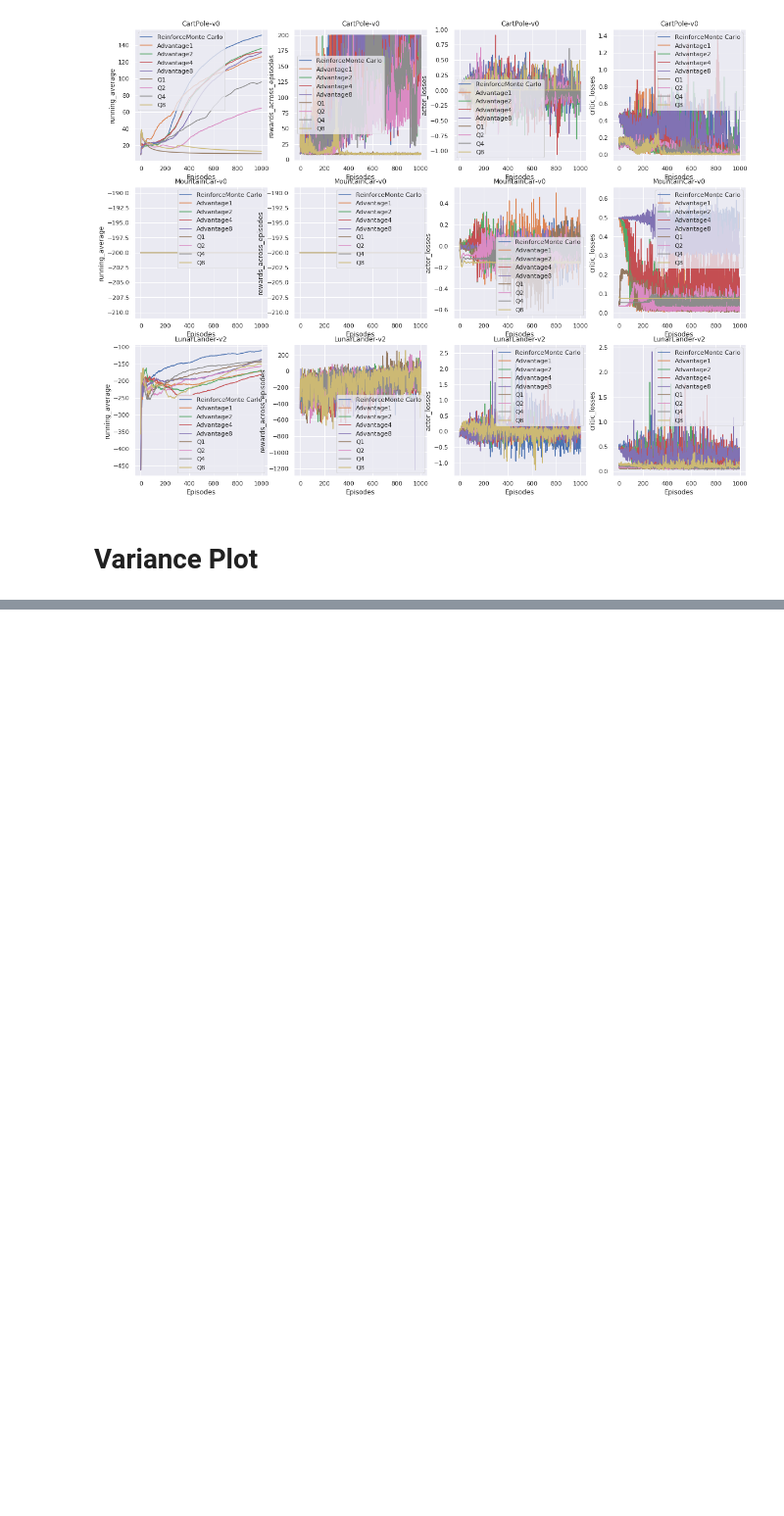
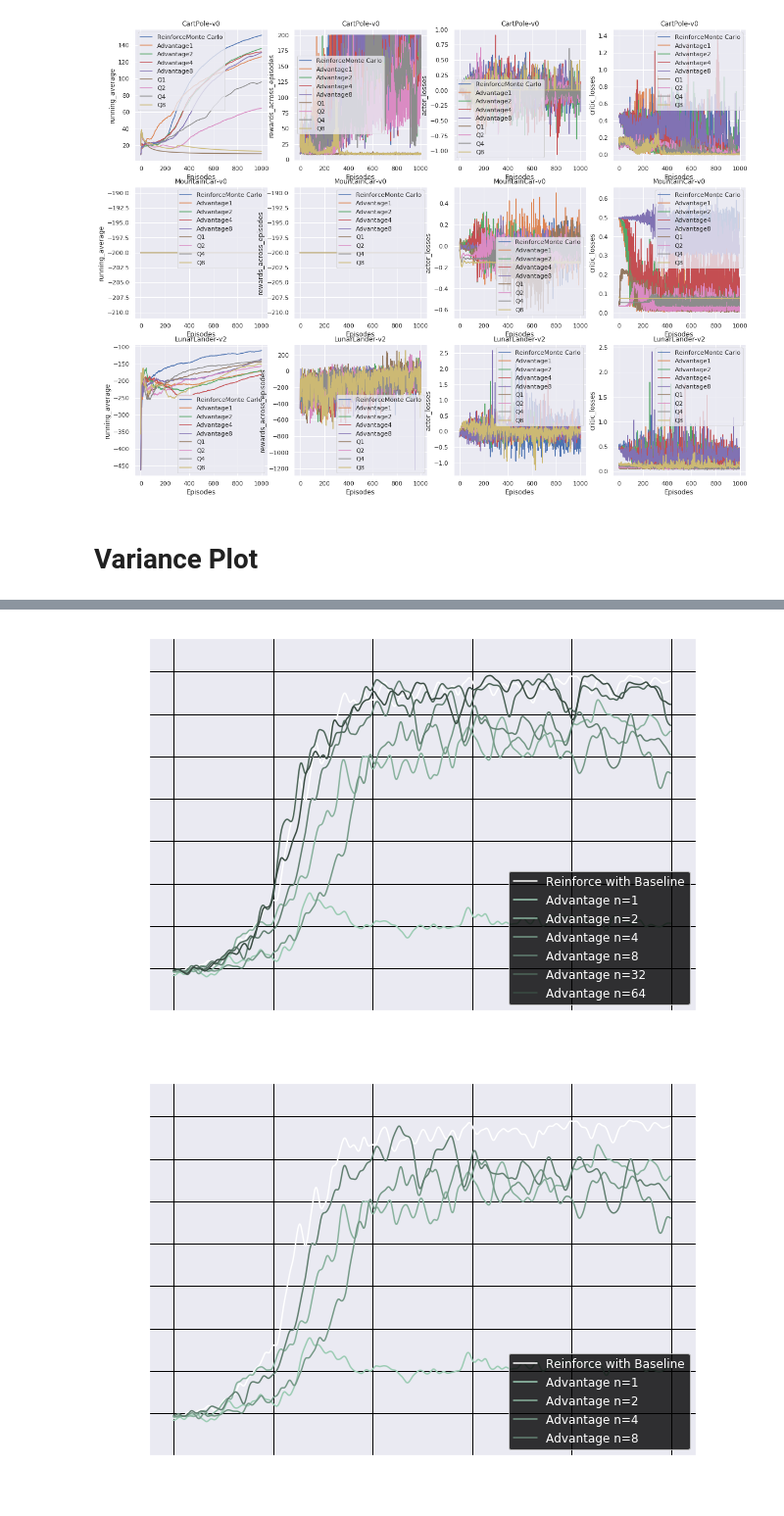
Before and after one commit to ClaartjeBarkhof/ReproducibilityLab_2019, a Jupyter notebook: Pretty_plotting.ipynb, the cells around one changed output, grey strips where cells are left out. Shown at 98% size. Saved outputs shown, nothing was run; the diff lists cells and outputs as text; code cells hidden in the pictures; blank space fills up the shorter version.

Commit message:
plots #2

```diff
--- a/Pretty_plotting.ipynb
+++ b/Pretty_plotting.ipynb
@@ -118,0 +117,68 @@ plot_variance(env, row_settings, './Results_Variance/Cartpole/Res/')
+# %%
+M = ['running_average', 'rewards_across_episodes', 'actor_losses', 'critic_losses']
+M_strings = ['Running Average', 'Rewards Across Episodes', 'Actor Losses', 'Critic Losses']
+
+
+#greens = ['#308064', '#C4FFE2', '#60FFC8', '#6BA27B', '#52CC97']
+greens = ['#9CCCB4','#89B29E','#759987','#627F71','#4E665A','#3A4C43']#,'','',]
+
+
+purples = ['#CCC7FF','#B3ABFF','#9A8FFF','#8173FF', '#675CCC', '#4D4599', '#26224C']
+
+
+#purples = ['#4F468z', '#2E2940', '#6F63DB', '#8173FF', '#6257C2']
+# %%
+env = "CartPole-v0"
+
+#######################
+row_settings =  [["MonteCarlo", "Reinforce","white"],
+                 [1, "Advantage", greens[0]],
+                 [2, "Advantage", greens[1]],
+                 [4, "Advantage", greens[2]],
+                 [8, "Advantage", greens[3]],
+                 [32, "Advantage", greens[4]],
+                 [64, "Advantage", greens[5]]]
+
+plt.rc_context({'xtick.color':'white', 'ytick.color':'white', 'grid.color':'black', 'text.color':'white'})
+plot_rewards_over_episodes(env, row_settings, './Results_Variance/Cartpole/Res/',"rewards_MC_vs_A_1_64.png")
+
+#######################
+row_settings =  [["MonteCarlo", "Reinforce","white"],
+                 [1, "Advantage", greens[0]],
+                 [2, "Advantage", greens[1]],
+                 [4, "Advantage", greens[2]],
+                 [8, "Advantage", greens[3]]]
+plot_rewards_over_episodes(env, row_settings, './Results_Variance/Cartpole/Res/', 'rewards_MC_A_1_8.png')
+
+
+#######################
+row_settings =  [["MonteCarlo", "Reinforce","white"],
+                 [64, "Advantage",  greens[0]]]
+
+plt.rc_context({'xtick.color':'white', 'ytick.color':'white', 'grid.color':'black', 'text.color':'white'})
+
+plot_rewards_over_episodes(env, row_settings, './Results_Variance/Cartpole/Res/',"rewards_MC_vs_A64_var.png", True)
+
+
+#######################
+row_settings =  [["MonteCarlo", "Reinforce","white"],
+                 [1, "Q", purples[0]],
+                 [2, "Q", purples[2]],
+                 [4, "Q", purples[4]],
+                 [8, "Q", purples[5]]]
+plot_rewards_over_episodes(env, row_settings, './Results_Variance/Cartpole/Res/', 'rewards_MC_Q_1_8.png')
+
+
+#######################
+row_settings =  [["MonteCarlo", "Reinforce","white"],
+                 [1, "Q", purples[0]],
+                 [2, "Q", purples[1]],
+                 [4, "Q", purples[2]],
+                 [8, "Q", purples[3]],
+                 [16, "Q", purples[4]],
+                 [32, "Q", purples[5]],
+                 [64, "Q", purples[6]]]
+plot_rewards_over_episodes(env, row_settings, './Results_Variance/Cartpole/Res/', 'rewards_MC_Q_1_64.png')
+# %% [output]
+[figure, added]
+[figure, added]
```
Also changed, not shown: parts of 4 cells of this notebook, 9 other files.
